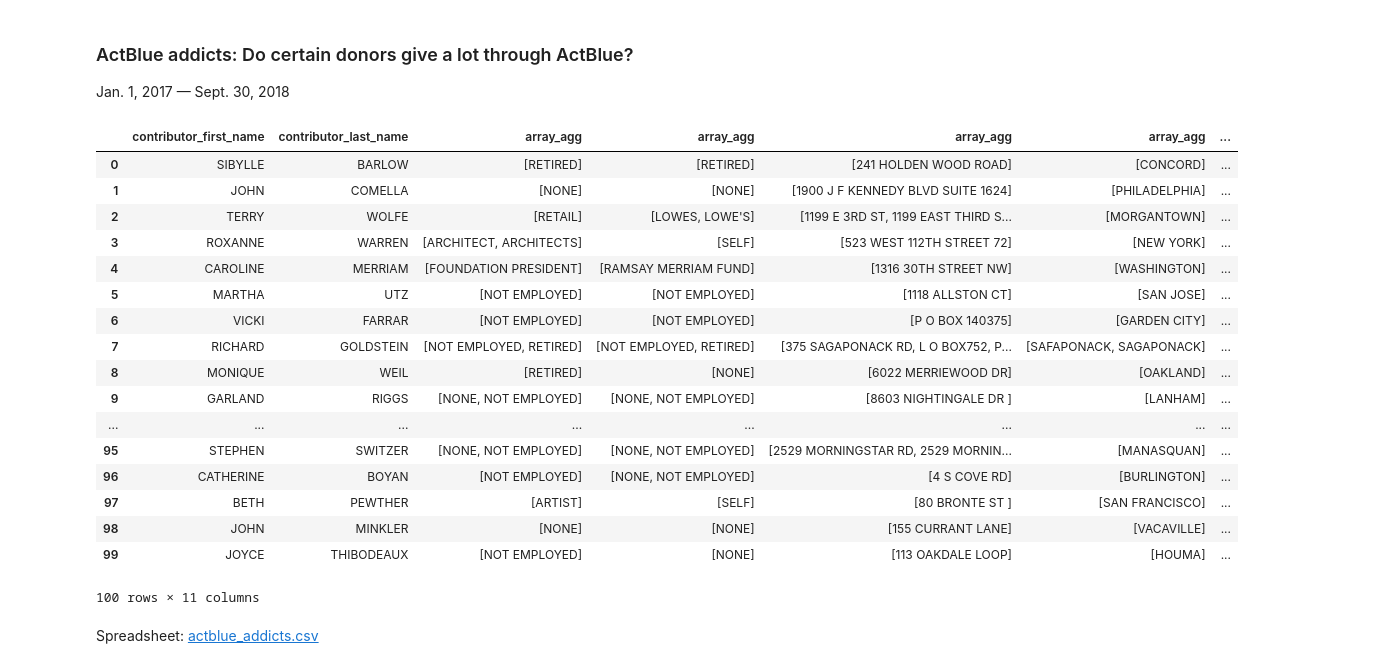
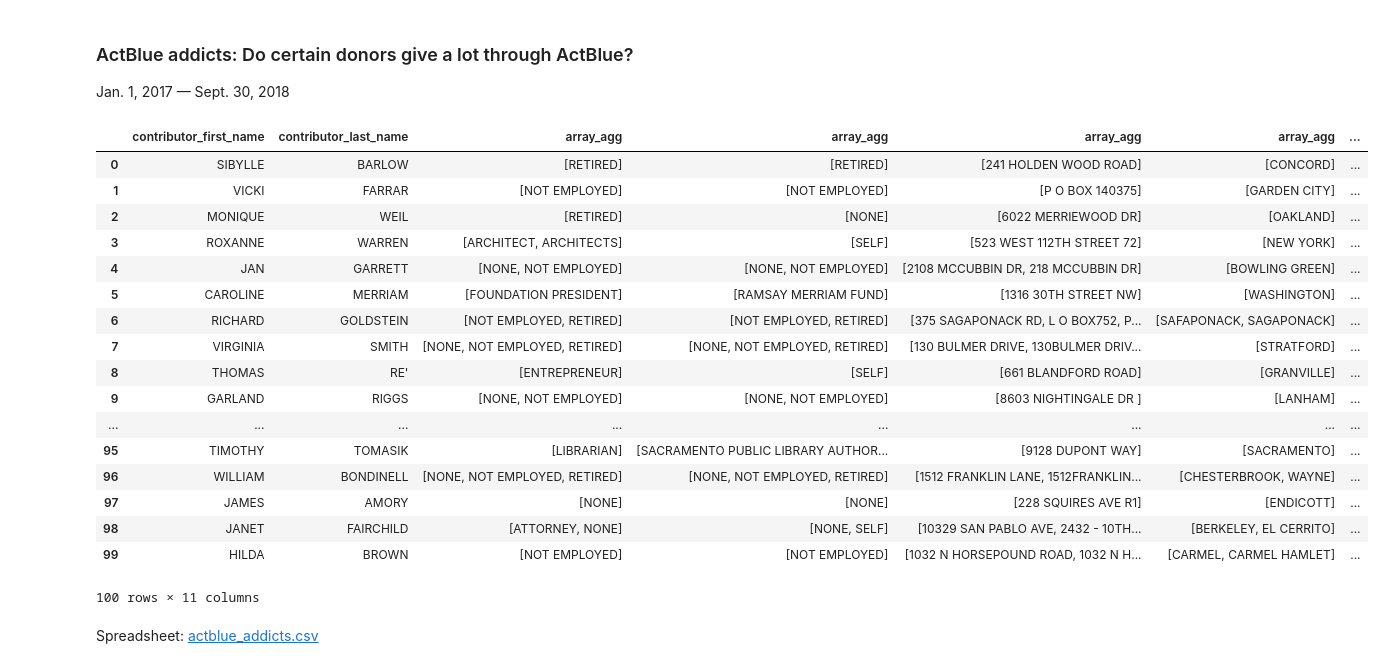
Before and after one commit to PublicI/actblue-analysis, a Jupyter notebook: analysis.ipynb, the cells around one changed output. Saved outputs shown, nothing was run; the diff lists cells and outputs as text; code cells hidden in the pictures.

```diff
--- a/analysis.ipynb
+++ b/analysis.ipynb
@@ -1458,48 +1458,48 @@ Jan. 1, 2017 — Sept. 30, 2018
 # %%
 actblue_addicts = read_or_save(
     'actblue_addicts',
     lambda: pd.read_sql("""
     SELECT contributor_first_name,
            contributor_last_name,
            array_agg(DISTINCT contributor_occupation),
            array_agg(DISTINCT contributor_employer),
            array_agg(DISTINCT contributor_street_1),
            array_agg(DISTINCT contributor_city),
            contributor_state,
            left(contributor_zip_code,5) AS contributor_zip_code,
-           count(*) AS COUNT,
+           count(DISTINCT contribution_date::text || contribution_amount) AS COUNT,
            sum(contribution_amount) AS total,
-           sum(contribution_amount)/count(*) AS avg_per
+           sum(contribution_amount)/count(DISTINCT contribution_date::text || contribution_amount) AS avg_per
     FROM actblue_contribs
     WHERE extract(YEAR
                   FROM contribution_date) > 2016
     GROUP BY contributor_first_name,
              contributor_last_name,
              contributor_state,
              left(contributor_zip_code,5)
     ORDER BY COUNT DESC
     LIMIT 100
     """, con=conn)
 )
 actblue_addicts
 # %% [output]
 |  | contributor_first_name | contributor_last_name | array_agg | array_agg | array_agg | array_agg | ... |
 | 0 | SIBYLLE | BARLOW | [RETIRED] | [RETIRED] | [241 HOLDEN WOOD ROAD] | [CONCORD] | ... |
-| 1 | JOHN | COMELLA | [NONE] | [NONE] | [1900 J F KENNEDY BLVD SUITE 1624] | [PHILADELPHIA] | ... |
-| 2 | TERRY | WOLFE | [RETAIL] | [LOWES, LOWE'S] | [1199 E 3RD ST, 1199 EAST THIRD S... | [MORGANTOWN] | ... |
+| 1 | VICKI | FARRAR | [NOT EMPLOYED] | [NOT EMPLOYED] | [P O BOX 140375] | [GARDEN CITY] | ... |
+| 2 | MONIQUE | WEIL | [RETIRED] | [NONE] | [6022 MERRIEWOOD DR] | [OAKLAND] | ... |
 | 3 | ROXANNE | WARREN | [ARCHITECT, ARCHITECTS] | [SELF] | [523 WEST 112TH STREET 72] | [NEW YORK] | ... |
-| 4 | CAROLINE | MERRIAM | [FOUNDATION PRESIDENT] | [RAMSAY MERRIAM FUND] | [1316 30TH STREET NW] | [WASHINGTON] | ... |
-| 5 | MARTHA | UTZ | [NOT EMPLOYED] | [NOT EMPLOYED] | [1118 ALLSTON CT] | [SAN JOSE] | ... |
-| 6 | VICKI | FARRAR | [NOT EMPLOYED] | [NOT EMPLOYED] | [P O BOX 140375] | [GARDEN CITY] | ... |
-| 7 | RICHARD | GOLDSTEIN | [NOT EMPLOYED, RETIRED] | [NOT EMPLOYED, RETIRED] | [375 SAGAPONACK RD, L O BOX752, P... | [SAFAPONACK, SAGAPONACK] | ... |
-| 8 | MONIQUE | WEIL | [RETIRED] | [NONE] | [6022 MERRIEWOOD DR] | [OAKLAND] | ... |
+| 4 | JAN | GARRETT | [NONE, NOT EMPLOYED] | [NONE, NOT EMPLOYED] | [2108 MCCUBBIN DR, 218 MCCUBBIN DR] | [BOWLING GREEN] | ... |
+| 5 | CAROLINE | MERRIAM | [FOUNDATION PRESIDENT] | [RAMSAY MERRIAM FUND] | [1316 30TH STREET NW] | [WASHINGTON] | ... |
+| 6 | RICHARD | GOLDSTEIN | [NOT EMPLOYED, RETIRED] | [NOT EMPLOYED, RETIRED] | [375 SAGAPONACK RD, L O BOX752, P... | [SAFAPONACK, SAGAPONACK] | ... |
+| 7 | VIRGINIA | SMITH | [NONE, NOT EMPLOYED, RETIRED] | [NONE, NOT EMPLOYED, RETIRED] | [130 BULMER DRIVE, 130BULMER DRIV... | [STRATFORD] | ... |
+| 8 | THOMAS | RE' | [ENTREPRENEUR] | [SELF] | [661 BLANDFORD ROAD] | [GRANVILLE] | ... |
 | 9 | GARLAND | RIGGS | [NONE, NOT EMPLOYED] | [NONE, NOT EMPLOYED] | [8603 NIGHTINGALE DR ] | [LANHAM] | ... |
 | ... | ... | ... | ... | ... | ... | ... | ... |
-| 95 | STEPHEN | SWITZER | [NONE, NOT EMPLOYED] | [NONE, NOT EMPLOYED] | [2529 MORNINGSTAR RD, 2529 MORNIN... | [MANASQUAN] | ... |
-| 96 | CATHERINE | BOYAN | [NOT EMPLOYED] | [NONE, NOT EMPLOYED] | [4 S COVE RD] | [BURLINGTON] | ... |
-| 97 | BETH | PEWTHER | [ARTIST] | [SELF] | [80 BRONTE ST ] | [SAN FRANCISCO] | ... |
-| 98 | JOHN | MINKLER | [NONE] | [NONE] | [155 CURRANT LANE] | [VACAVILLE] | ... |
-| 99 | JOYCE | THIBODEAUX | [NOT EMPLOYED] | [NONE] | [113 OAKDALE LOOP] | [HOUMA] | ... |
+| 95 | TIMOTHY | TOMASIK | [LIBRARIAN] | [SACRAMENTO PUBLIC LIBRARY AUTHOR... | [9128 DUPONT WAY] | [SACRAMENTO] | ... |
+| 96 | WILLIAM | BONDINELL | [NONE, NOT EMPLOYED, RETIRED] | [NONE, NOT EMPLOYED, RETIRED] | [1512 FRANKLIN LANE, 1512FRANKLIN... | [CHESTERBROOK, WAYNE] | ... |
+| 97 | JAMES | AMORY | [NONE] | [NONE] | [228 SQUIRES AVE R1] | [ENDICOTT] | ... |
+| 98 | JANET | FAIRCHILD | [ATTORNEY, NONE] | [NONE, SELF] | [10329 SAN PABLO AVE, 2432 - 10TH... | [BERKELEY, EL CERRITO] | ... |
+| 99 | HILDA | BROWN | [NOT EMPLOYED] | [NOT EMPLOYED] | [1032 N HORSEPOUND ROAD, 1032 N H... | [CARMEL, CARMEL HAMLET] | ... |
 100 rows × 11 columns
 # %%
 actblue_addicts.to_csv('data/actblue_addicts.csv')
```
Also changed, not shown: parts of 5 cells of this notebook, 6 other files.
